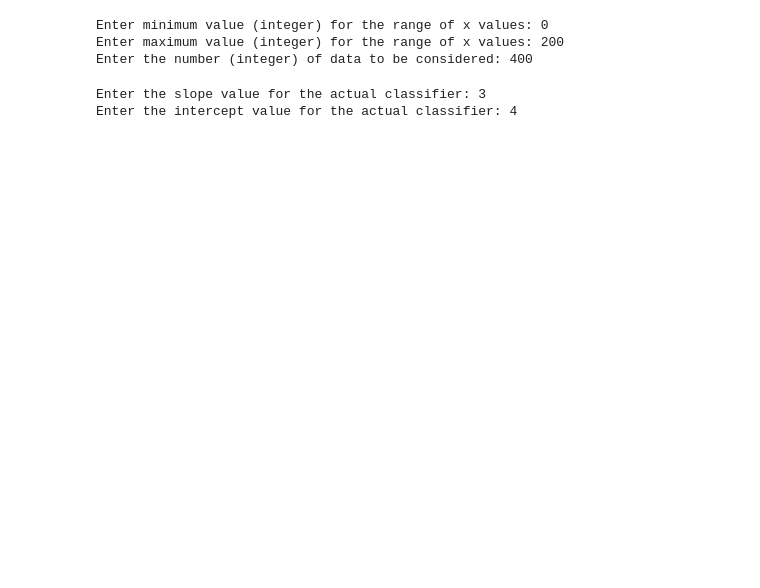
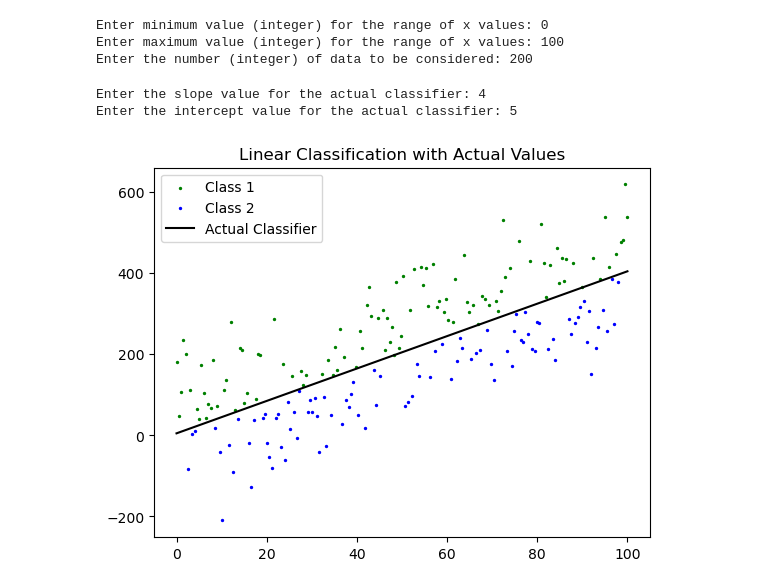
Before and after one commit to bksat90/MachineLearning, a Jupyter notebook: Random Linear Classifier.ipynb, the cells around one changed output. Cells and saved outputs as stored; diff of their text form; code cells hidden in the pictures; blank space fills up the shorter version.

```diff
--- a/Random Linear Classifier.ipynb
+++ b/Random Linear Classifier.ipynb
@@ -5,4 +5,59 @@
 # %%
 import numpy as np
 import matplotlib.pyplot as plt
+# %%
+# obtaining user inputs for the range and width of x values
+xmin = float(input("Enter minimum value (integer) for the range of x values: "))
+xmax = float(input("Enter maximum value (integer) for the range of x values: "))
+rangewidth = int(input("Enter the number (integer) of data to be considered: "))
+# %% [output]
+Enter minimum value (integer) for the range of x values: 0
+Enter maximum value (integer) for the range of x values: 100
+Enter the number (integer) of data to be considered: 200
+# %%
+# calculating x values
+np.random.seed(0)
+x1 = np.linspace(xmin, xmax, rangewidth)
+# %%
+# obtaining slope and intercept for the actual classifier
+m = float(input("Enter the slope value for the actual classifier: "))
+c = float(input("Enter the intercept value for the actual classifier: "))
+# %% [output]
+Enter the slope value for the actual classifier: 4
+Enter the intercept value for the actual classifier: 5
+# %%
+# calculating actual and distributed y values
+x2_true = m * x1 + c
+x2 = x2_true + np.random.normal(0, 100, len(x1))
+# %%
+# classifier based on sample hyperplane (here it is line)
+y = np.sign(x2 - x2_true)
+x11, x12, x13, x21, x22, x23 = [], [], [], [], [], []
+
+# seperating the data based on classifier
+for i in range(len(x1)):
+    if x2[i] > x2_true[i]:
+        x11.append(x1[i])
+        x21.append(x2[i])
+    elif x2[i] == x2_true[i]:
+        x12.append(x1[i])
+        x22.append(x2[i])
+    elif x2[i] < x2_true[i]:
+        x13.append(x1[i])
+        x23.append(x2[i])
+# %%
+# plotting the original values
+plt.figure()
+if len(x11) > 0:
+    plt.scatter(x11, x21, color='green', s=2, label='Class 1')
+if len(x12) > 0:
+    plt.scatter(x12, x22, color='magenta', s=2, label='Class 3')
+if len(x13) > 0:
+    plt.scatter(x13, x23, color='blue', s=2, label='Class 2')
+plt.plot(x1, x2_true, color='black', label='Actual Classifier')
+plt.title('Linear Classification with Actual Values')
+plt.legend()
+plt.show()
+# %% [output]
+[figure, added]
 # %%
@@ -46,12 +95,3 @@ def random_linear_classifier(x, y, z, k):
 
     # return corresponding theta and thetazero for the minimum error rate
     return theta[min_index], thetazero[min_index], error_min
-# %%
-# obtaining user inputs for the range and width of x values
-xmin = float(input("Enter minimum value (integer) for the range of x values: "))
-xmax = float(input("Enter maximum value (integer) for the range of x values: "))
-rangewidth = int(input("Enter the number (integer) of data to be considered: "))
-# %% [output]
-Enter minimum value (integer) for the range of x values: 0
-Enter maximum value (integer) for the range of x values: 200
-Enter the number (integer) of data to be considered: 400
@@ -62,7 +97,0 @@ x = np.linspace(xmin, xmax, rangewidth)
-# %%
-# obtaining slope and intercept for the actual classifier
-m = float(input("Enter the slope value for the actual classifier: "))
-c = float(input("Enter the intercept value for the actual classifier: "))
-# %% [output]
-Enter the slope value for the actual classifier: 3
-Enter the intercept value for the actual classifier: 4
```
Also changed, not shown: parts of 13 cells of this notebook.
